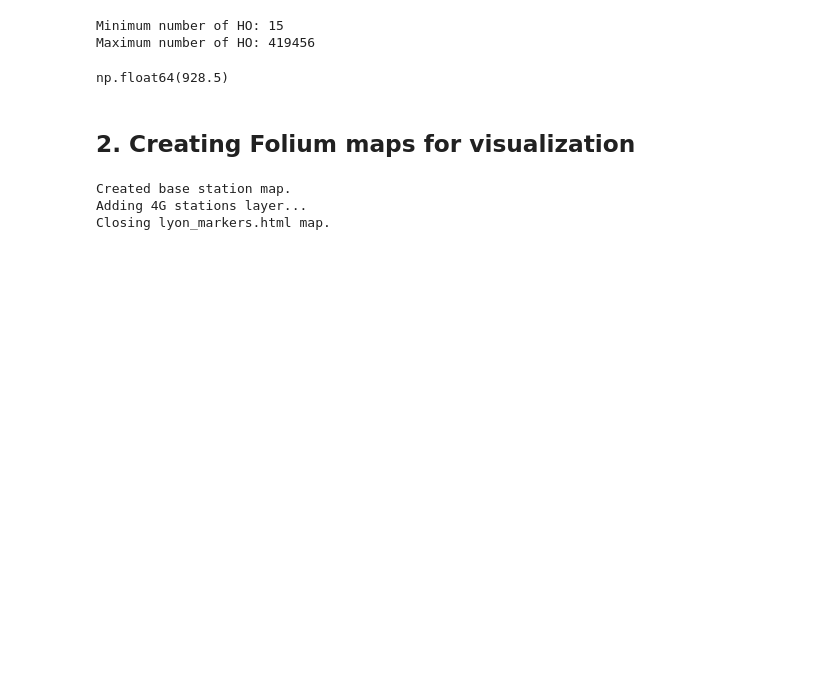
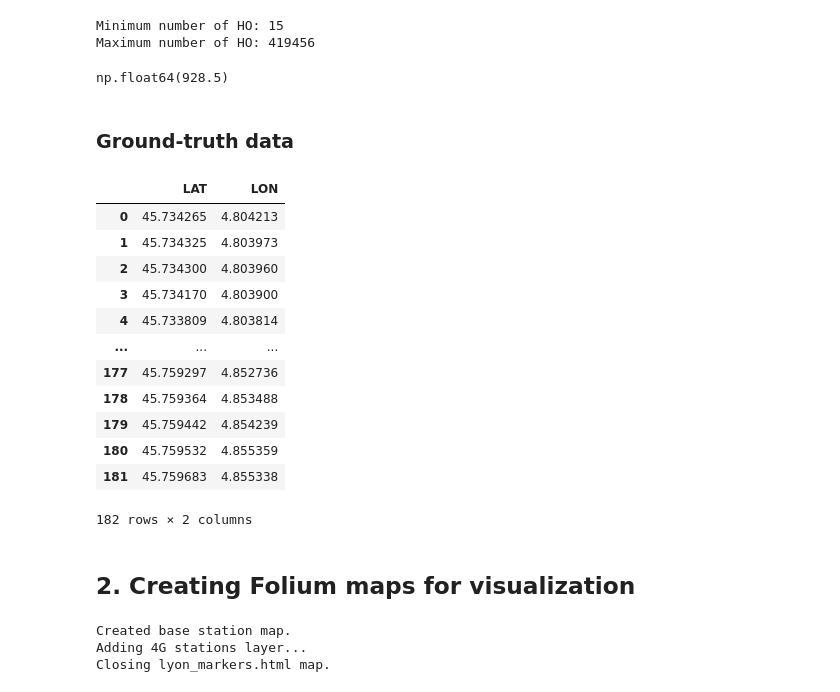
Before and after one commit to eakopyan/Popular-paths, a Jupyter notebook: HOProcess_v2/parquet_parser.ipynb, the cells around one changed output. Saved outputs shown, nothing was run; the diff lists cells and outputs as text; code cells hidden in the pictures; blank space fills up the shorter version.

Commit message:
Added ground-truth map

```diff
--- a/HOProcess_v2/parquet_parser.ipynb
+++ b/HOProcess_v2/parquet_parser.ipynb
@@ -301,3 +301,26 @@ Maximum number of HO: 419456
 agg_df_reduced['nbHO15'].median()
 # %% [output]
 np.float64(928.5)
+# %% [markdown]
+### Ground-truth data
+# %%
+PATH_GT = '..\\..\\Data_Handover\\GroundTruth\\GROUNDTRUTH_'
+
+bike_df = pd.read_parquet(PATH_GT + 'BICYCLE.snappy.parquet', engine='fastparquet')
+car_df = pd.read_parquet(PATH_GT + 'CAR_1.snappy.parquet', engine='fastparquet')
+tcl_df = pd.read_parquet(PATH_GT + 'TCL_1.snappy.parquet', engine='fastparquet')
+bike_df
+# %% [output]
+|  | LAT | LON |
+| 0 | 45.734265 | 4.804213 |
+| 1 | 45.734325 | 4.803973 |
+| 2 | 45.734300 | 4.803960 |
+| 3 | 45.734170 | 4.803900 |
+| 4 | 45.733809 | 4.803814 |
+| ... | ... | ... |
+| 177 | 45.759297 | 4.852736 |
+| 178 | 45.759364 | 4.853488 |
+| 179 | 45.759442 | 4.854239 |
+| 180 | 45.759532 | 4.855359 |
+| 181 | 45.759683 | 4.855338 |
+182 rows × 2 columns
```
Also changed, not shown: parts of 5 cells of this notebook, 1 other file.
